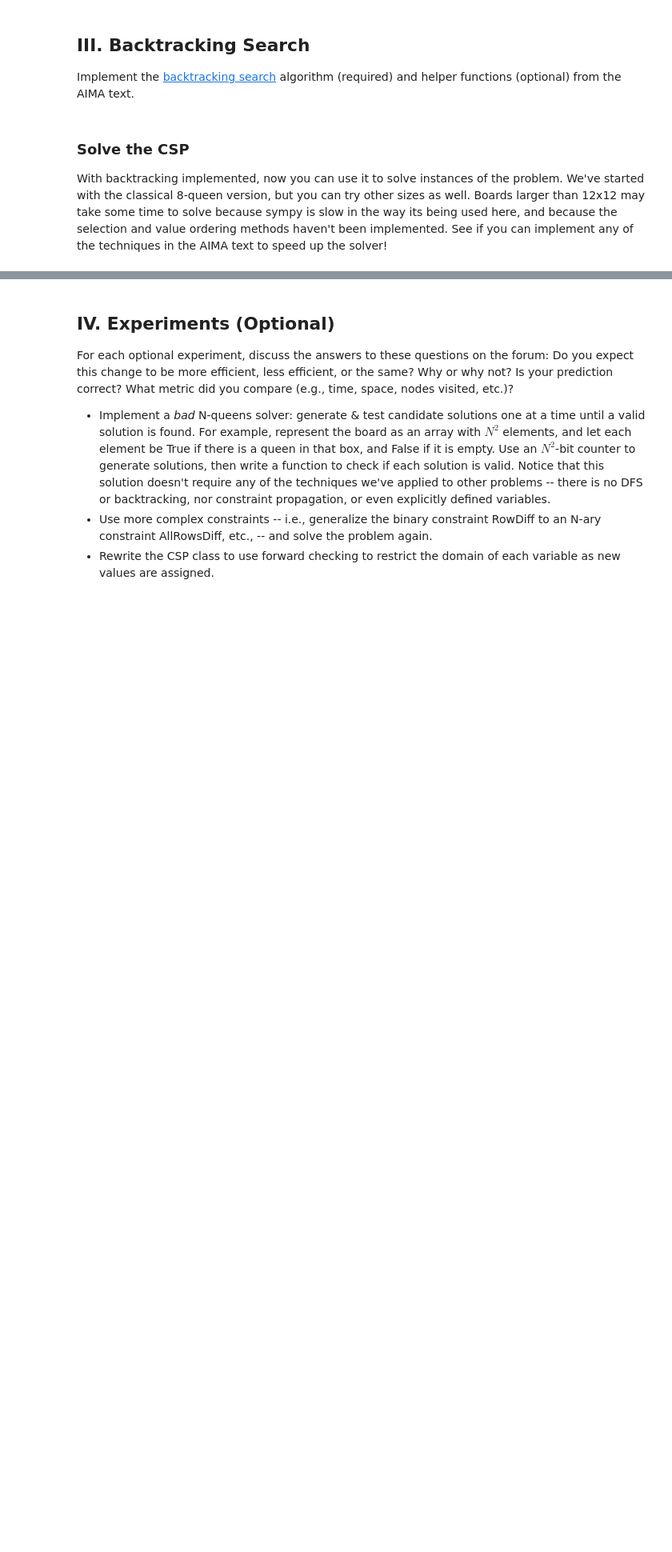
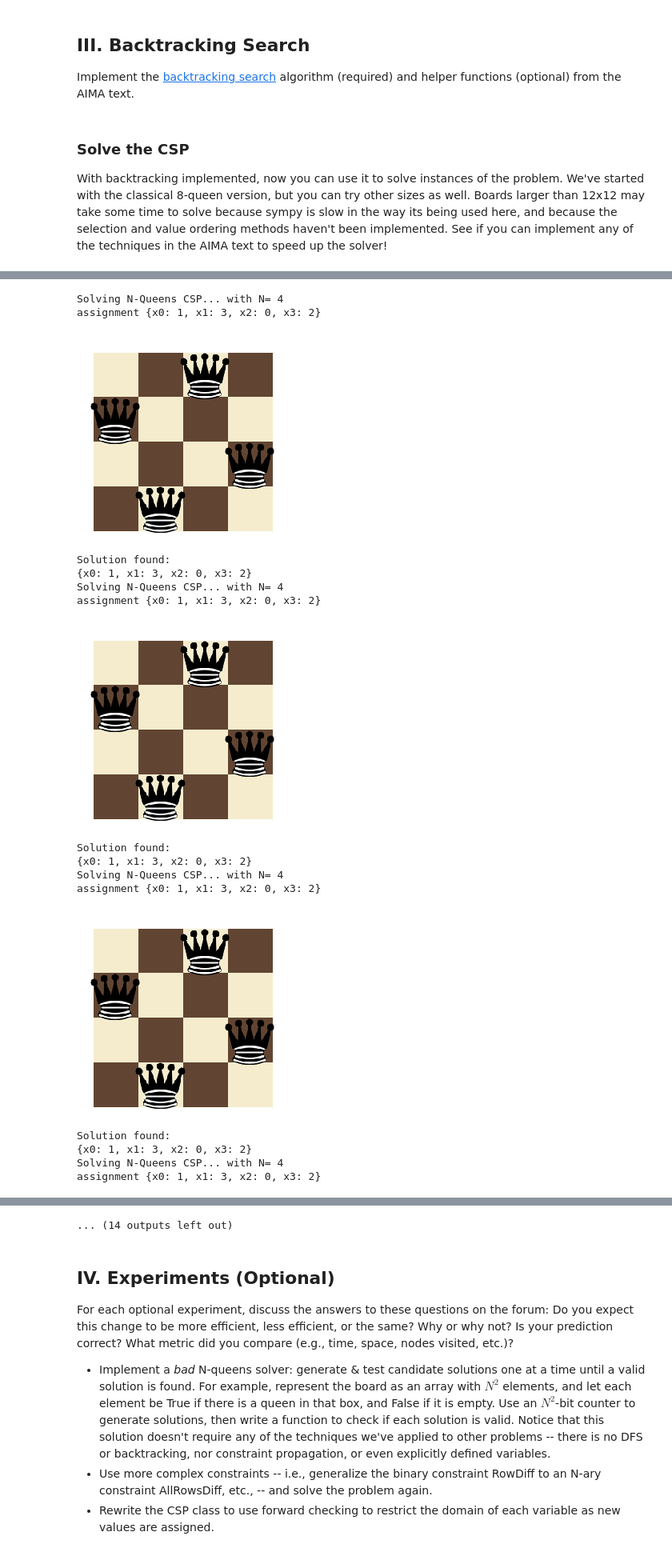
Before and after one commit to marianokamp/AIND-Constraint_Satisfaction, a Jupyter notebook: AIND-Constraint_Satisfaction.ipynb, the cells around one changed output, grey strips where cells are left out. Shown at 80% size. Cells and saved outputs as stored; diff of their text form; code cells hidden in the pictures; blank space fills up the shorter version.

```diff
--- a/AIND-Constraint_Satisfaction.ipynb
+++ b/AIND-Constraint_Satisfaction.ipynb
@@ -325,0 +291,54 @@ Solution found:
+# %%
+p_queens = range(4, 7) # , 4, 8, 16
+p_inference = [True, False]
+p_order_values = [True, False]
+
+results = []
+for num_queens in p_queens:
+    for use_inference in p_inference:
+        for use_order_values in p_order_values:
+            print("Solving N-Queens CSP... with N=", num_queens)
+            csp = NQueensCSP(num_queens)
+            var = csp.variables[0]
+            start = time.time()
+            assn = backtracking_search(csp)
+            elapsed = "{:06.1f}".format(time.time()-start)+"s"
+            if assn is not None:
+                csp.show(assn)
+            print("Solution found:\n{!s}".format(assn))
+            results += [[num_queens, use_inference, use_order_values, assn is not None, elapsed]]
+else:
+    print("No solution found.")
+
+for line in results:
+    s = "!"
+    for v in line:
+        s+=str(v)+"!"
+    print(s)
+
+
+assn = backtracking_search(csp)
+print("took", time.time() - start, "seconds")
+if assn is not None:
+    csp.show(assn)
+    print("Solution found:\n{!s}".format(assn))
+else:
+    print("No solution found.")
+# %% [output]
+Solving N-Queens CSP... with N= 4
+assignment {x0: 1, x1: 3, x2: 0, x3: 2}
+[figure, added]
+Solution found:
+{x0: 1, x1: 3, x2: 0, x3: 2}
+Solving N-Queens CSP... with N= 4
+assignment {x0: 1, x1: 3, x2: 0, x3: 2}
+[figure, added]
+Solution found:
+{x0: 1, x1: 3, x2: 0, x3: 2}
+Solving N-Queens CSP... with N= 4
+assignment {x0: 1, x1: 3, x2: 0, x3: 2}
+[figure, added]
+Solution found:
+{x0: 1, x1: 3, x2: 0, x3: 2}
+Solving N-Queens CSP... with N= 4
+assignment {x0: 1, x1: 3, x2: 0, x3: 2}
@@ -326,3 +356,4 @@ Solution found:
+... (14 outputs left out)
 # %% [markdown]
 ## IV. Experiments (Optional)
 For each optional experiment, discuss the answers to these questions on the forum: Do you expect this change to be more efficient, less efficient, or the same?  Why or why not?  Is your prediction correct?  What metric did you compare (e.g., time, space, nodes visited, etc.)?
```
Also changed, not shown: parts of 4 cells of this notebook.
